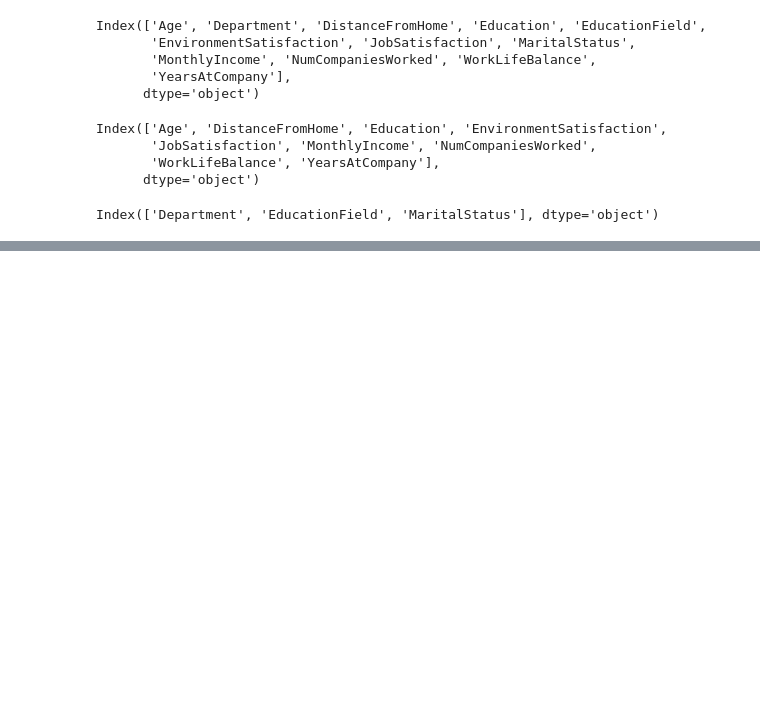
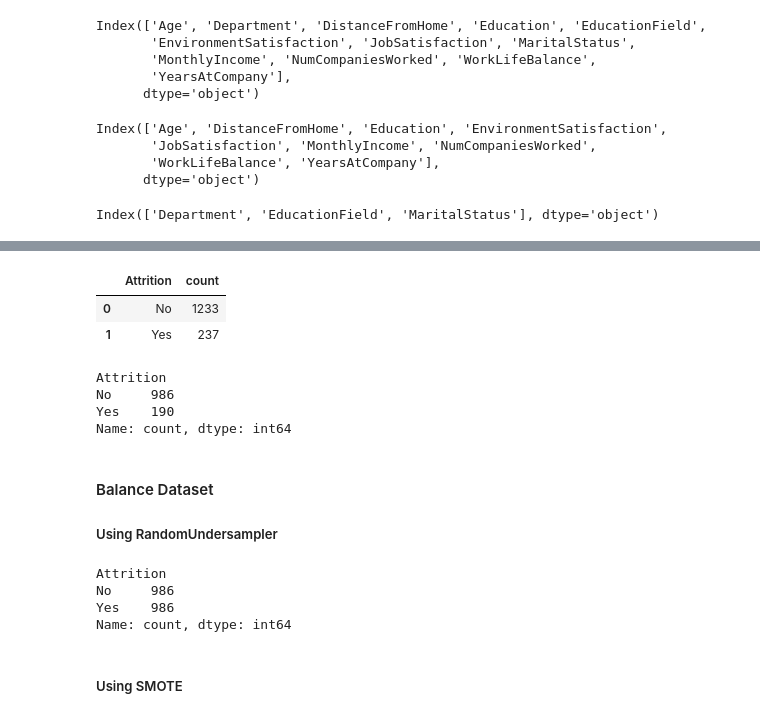
Before and after one commit to coderacheal/IBM-Attrition-Prediction, a Jupyter notebook: notebook.ipynb, the cells around one changed output, grey strips where cells are left out. Cells and saved outputs as stored; diff of their text form; code cells hidden in the pictures; blank space fills up the shorter version.

Commit message:
Balance data set with SMOTE

```diff
--- a/notebook.ipynb
+++ b/notebook.ipynb
@@ -452,0 +508,17 @@ preprocessor = ColumnTransformer(transformers=[
+# %%
+y.value_counts().rename('count').reset_index()
+# %% [output]
+|  | Attrition | count |
+| 0 | No | 1233 |
+| 1 | Yes | 237 |
+# %%
+y_train.value_counts()
+# %% [output]
+Attrition
+No     986
+Yes    190
+Name: count, dtype: int64
+# %% [markdown]
+#### Balance Dataset
+
+##### Using RandomUndersampler
@@ -452,0 +532,9 @@ preprocessor = ColumnTransformer(transformers=[
+# %%
+resampled_y_train.value_counts()
+# %% [output]
+Attrition
+No     986
+Yes    986
+Name: count, dtype: int64
+# %% [markdown]
+##### Using SMOTE
```
Also changed, not shown: parts of 13 cells of this notebook, 1 other file.
